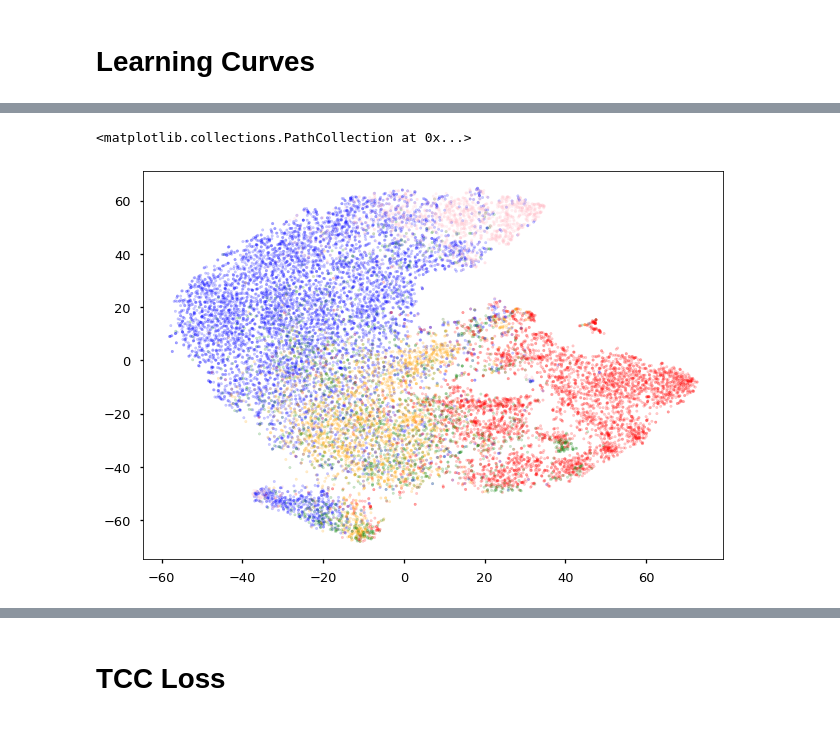
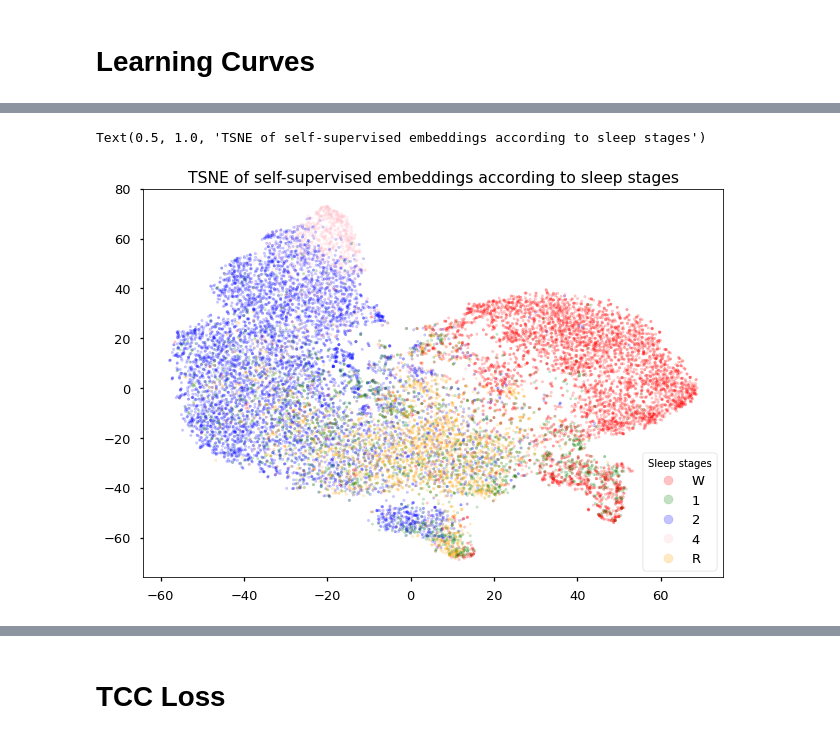
Before and after one commit to TheoMoutakanni/TCC-EEG, a Jupyter notebook: SSL_EEG.ipynb, the cells around one changed output, grey strips where cells are left out. Cells and saved outputs as stored; diff of their text form; code cells hidden in the pictures.

```diff
--- a/skorch_test.ipynb
+++ b/SSL_EEG.ipynb
@@ -32,3 +113,5 @@ from skorch.utils import to_numpy
+# %%
+sleep_cmap = mpl.colors.LinearSegmentedColormap.from_list('Custom cmap', ['r', 'g', 'b', 'pink', 'orange'], len(['r', 'g', 'b', 'pink', 'orange']))
 # %% [markdown]
 # Dataset Creation
 # %%
@@ -95,6 +178,8 @@ mapping = {  # We merge stages 3 and 4 following AASM standards.
     'Sleep stage R': 4
 }
 
+reverse_mapping = {v: k[-1] for k,v in mapping.items()}
+
 window_size_s = 30
 sfreq = 100
 window_size_samples = window_size_s * sfreq
@@ -392,0 +470,11 @@ plt.scatter(pca_embds[:,0], pca_embds[:,1], c=[['r', 'g', 'b', 'pink', 'orange']
+# %%
+pca = PCA(2)
+pca_embds = pca.fit_transform(embds)
+
+scatter = plt.scatter(pca_embds[:,0], pca_embds[:,1], c=sleep_stages, cmap=sleep_cmap, alpha=0.2, s=6)
+legend = plt.legend(*scatter.legend_elements(prop="colors"),
+                    loc="lower right", title="Sleep stages")
+for i in range(len(legend.get_texts())):
+    legend.get_texts()[i].set_text(reverse_mapping[i])
+plt.gca().add_artist(legend)
+plt.title("PCA of self-supervised embeddings according to sleep stages")
@@ -393,8 +484,14 @@ plt.scatter(pca_embds[:,0], pca_embds[:,1], c=[['r', 'g', 'b', 'pink', 'orange']
 # %%
 tsne = TSNE(2, n_jobs=-1)
 tsne_embds = tsne.fit_transform(embds)
 
-plt.scatter(tsne_embds[:,0], tsne_embds[:,1], c=[['r', 'g', 'b', 'pink', 'orange'][i] for i in sleep_stages], alpha=0.2, s=6)
+scatter = plt.scatter(tsne_embds[:,0], tsne_embds[:,1], c=sleep_stages, cmap=sleep_cmap, alpha=0.2, s=6)
+legend = plt.legend(*scatter.legend_elements(prop="colors"),
+                    loc="lower right", title="Sleep stages")
+for i in range(len(legend.get_texts())):
+    legend.get_texts()[i].set_text(reverse_mapping[i])
+plt.gca().add_artist(legend)
+plt.title('TSNE of self-supervised embeddings according to sleep stages')
 # %% [output]
-<matplotlib.collections.PathCollection at 0x...>
+Text(0.5, 1.0, 'TSNE of self-supervised embeddings according to sleep stages')
-[figure, old version]
+[figure, new version]
```
Also changed, not shown: parts of 28 cells of this notebook, 8 other files.
